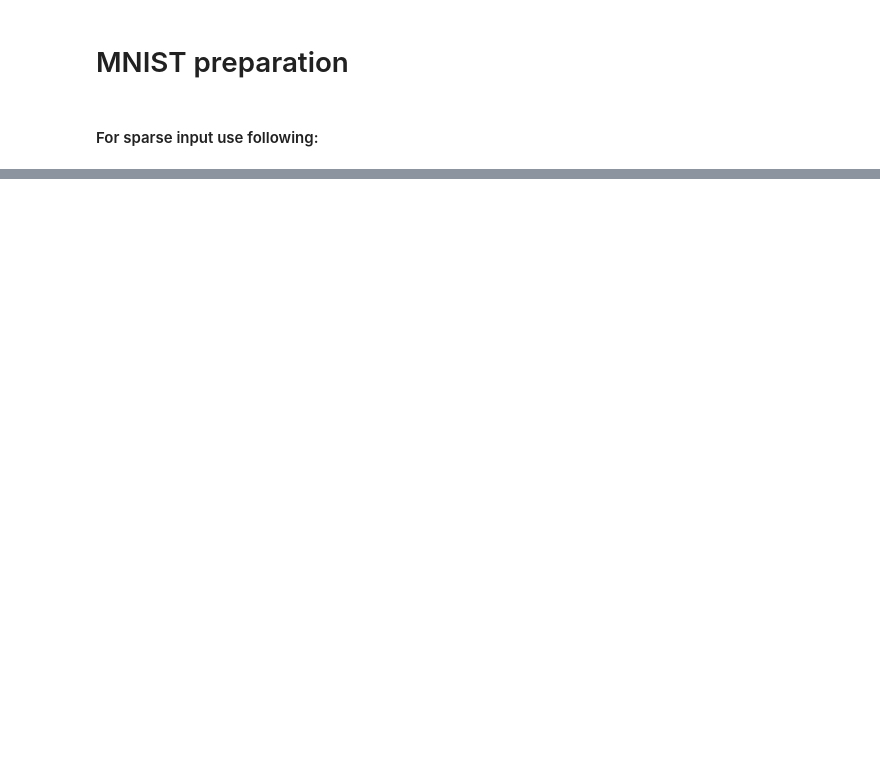
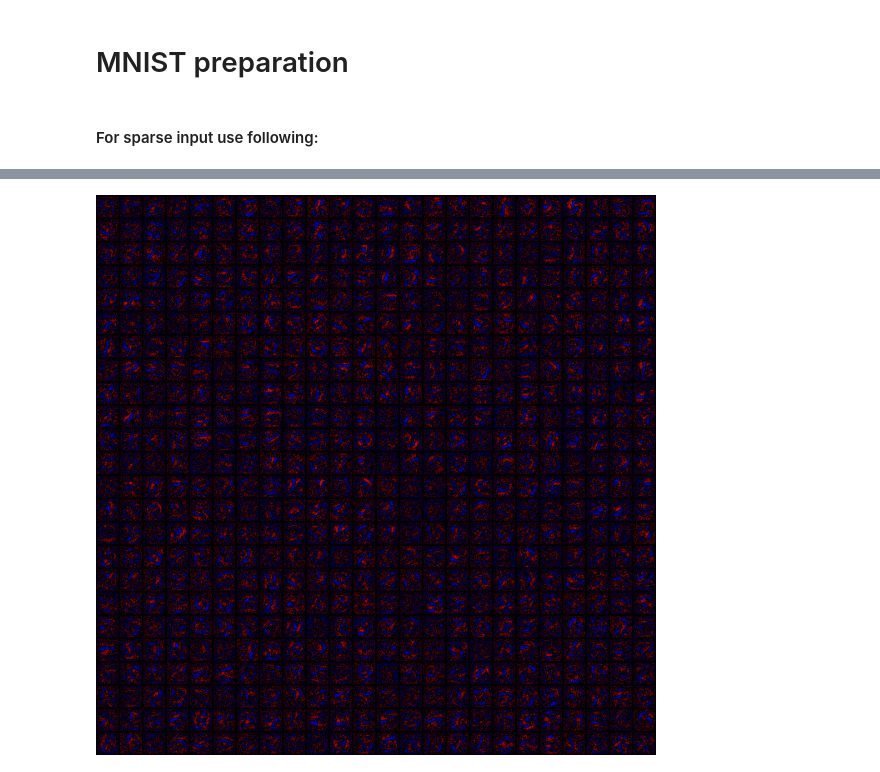
Before and after one commit to anatoli-starostin/openandn, a Jupyter notebook: workbooks/WTA model.ipynb, the cells around one changed output, grey strips where cells are left out. Cells and saved outputs as stored; diff of their text form; code cells hidden in the pictures; blank space fills up the shorter version.

```diff
--- a/workbooks/WTA model.ipynb
+++ b/workbooks/WTA model.ipynb
@@ -64,0 +529,3 @@ intensity_levels_dim_w = 1
+# %%
+model = Net().to(device)
+test0(model, device)
@@ -64,0 +550,20 @@ intensity_levels_dim_w = 1
+# %%
+from andn.util.andn_visual_helpers import grayscale_to_red_and_blue
+target_image = torch.zeros([clustering_dim * (img_size + 2), clustering_dim * (img_size + 2)])
+weights = model.fc1.weight.data.clone()
+weights /= weights.abs().max()
+
+for i in range(clustering_dim):
+    for j in range(clustering_dim):
+        target_image[
+            i * (img_size + 2) + 1:i * (img_size + 2) + img_size + 1,
+            j * (img_size + 2) + 1:j * (img_size + 2) + img_size + 1
+        ] = weights[i*clustering_dim+j].reshape(img_size, img_size).unsqueeze(0)
+
+img = grayscale_to_red_and_blue(target_image.unsqueeze(0))
+img = to_pil_image(img * 2)
+img.resize(
+    [clustering_dim * 28, clustering_dim * 28], Image.NEAREST
+)
+# %% [output]
+[figure, added]
```
Also changed, not shown: parts of 24 cells of this notebook.
